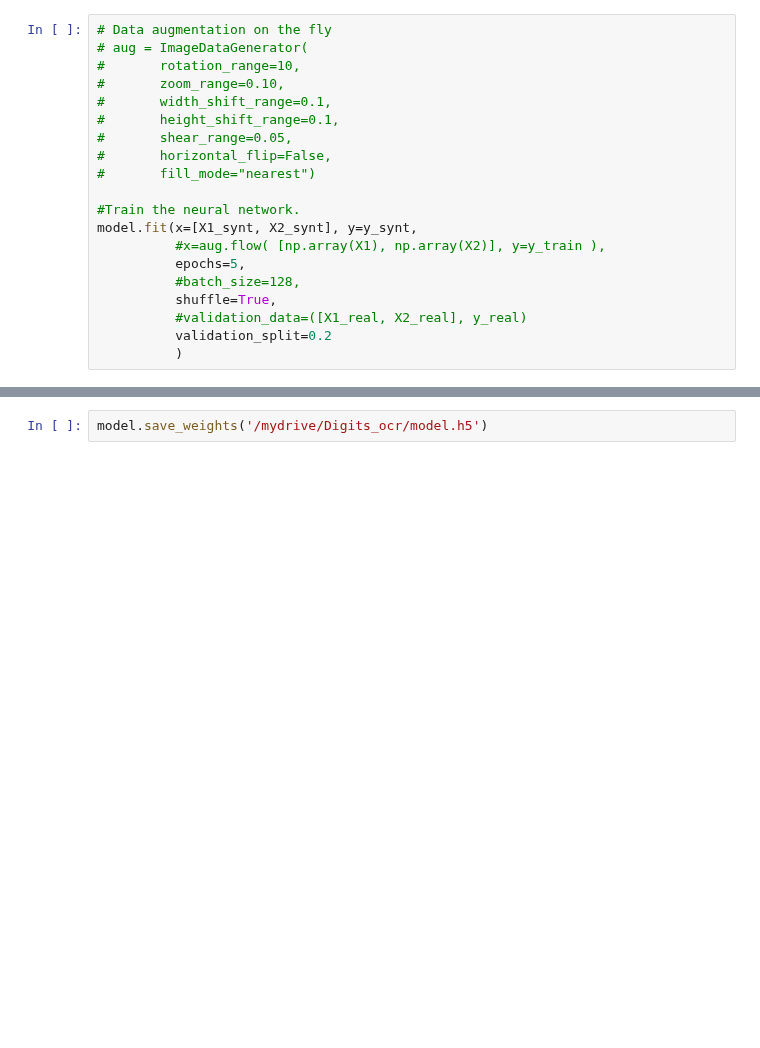
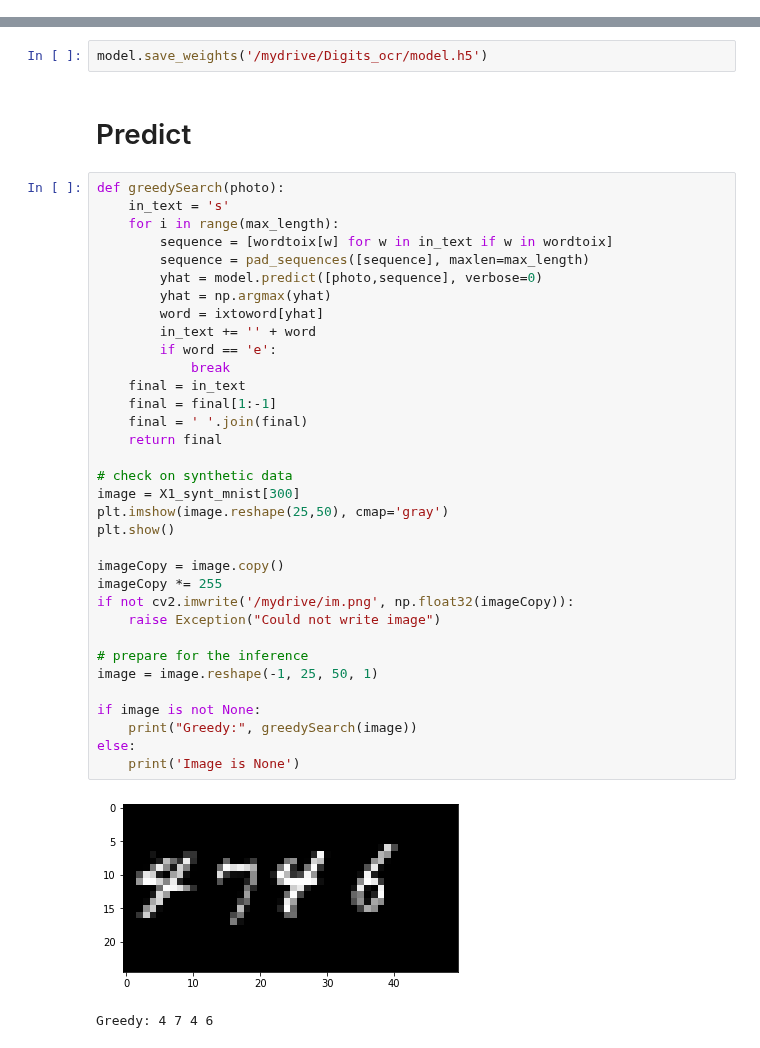
Before and after one commit to Kacper777777/Digits_sequence_detector, a Jupyter notebook: digits_ocr.ipynb, the cells around one changed output, grey strips where cells are left out. Drawn from its saved outputs; the diff is of its cells as text; blank space fills up the shorter version.

```diff
--- a/digits_ocr.ipynb
+++ b/digits_ocr.ipynb
@@ -321,22 +493,2 @@ Image('model.png')
 # %% [markdown]
 # Train
-# %%
-# Data augmentation on the fly
-# aug = ImageDataGenerator(
-# 		rotation_range=10,
-# 		zoom_range=0.10,
-# 		width_shift_range=0.1,
-# 		height_shift_range=0.1,
-# 		shear_range=0.05,
-# 		horizontal_flip=False,
-# 		fill_mode="nearest")
-
-#Train the neural network.
-model.fit(x=[X1_synt, X2_synt], y=y_synt,
-	  	  #x=aug.flow( [np.array(X1), np.array(X2)], y=y_train ),
-          epochs=5,
-          #batch_size=128,
-          shuffle=True,
-		  #validation_data=([X1_real, X2_real], y_real)
-          validation_split=0.2
-          )
@@ -399,3 +542,42 @@ Greedy: 2 8
 # Save the model
 # %%
 model.save_weights('/mydrive/Digits_ocr/model.h5')
+# %% [markdown]
+# Predict
+# %%
+def greedySearch(photo):
+    in_text = 's'
+    for i in range(max_length):
+        sequence = [wordtoix[w] for w in in_text if w in wordtoix]
+        sequence = pad_sequences([sequence], maxlen=max_length)
+        yhat = model.predict([photo,sequence], verbose=0)
+        yhat = np.argmax(yhat)
+        word = ixtoword[yhat]
+        in_text += '' + word
+        if word == 'e':
+            break
+    final = in_text
+    final = final[1:-1]
+    final = ' '.join(final)
+    return final
+
+# check on synthetic data
+image = X1_synt_mnist[300]
+plt.imshow(image.reshape(25,50), cmap='gray')
+plt.show()
+
+imageCopy = image.copy()
+imageCopy *= 255
+if not cv2.imwrite('/mydrive/im.png', np.float32(imageCopy)):
+    raise Exception("Could not write image")
+
+# prepare for the inference
+image = image.reshape(-1, 25, 50, 1)
+
+if image is not None:
+    print("Greedy:", greedySearch(image))
+else:
+    print('Image is None')
+# %% [output]
+[figure, added]
+Greedy: 4 7 4 6
```
Also changed, not shown: parts of 31 cells of this notebook.
